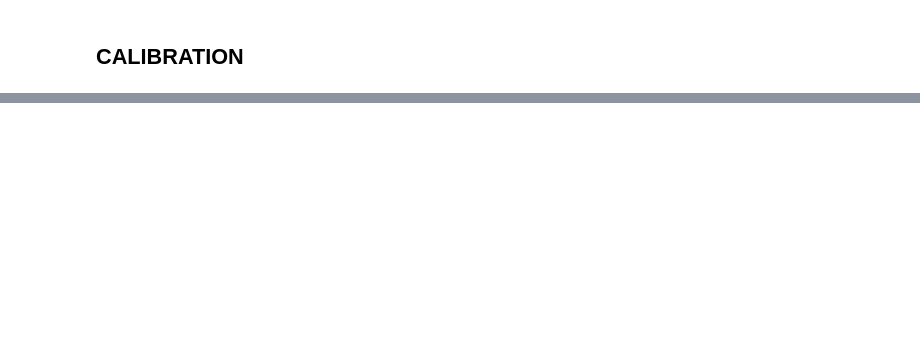
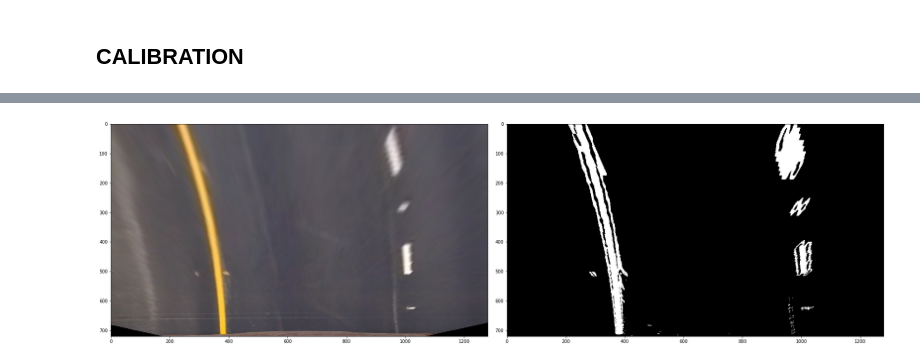
Before and after one commit to ancabilloni/SDC-P4-AdvanceLaneFiding, a Jupyter notebook: find_lanes.ipynb, the cells around one changed output, grey strips where cells are left out. Cells and saved outputs as stored; diff of their text form; code cells hidden in the pictures; blank space fills up the shorter version.

```diff
--- a/find_lanes.ipynb
+++ b/find_lanes.ipynb
@@ -101,0 +171,34 @@ plt.imshow(output)
+# %%
+#Sample Bird Eye View
+# src = np.float32([
+#     [556,479],
+#     [732,476],
+#     [147,683],
+#     [1046,683]])
+# dst = np.float32([
+#     [320,0],
+#     [960,0],
+#     [320,683],
+#     [960,683]
+# ])
+src = np.float32([
+    [585,460],
+    [203,720],
+    [1127,720],
+    [695,460]])
+dst = np.float32([
+    [320,0],
+    [320,720],
+    [960,720],
+    [960,0]])
+
+M = cv2.getPerspectiveTransform(src,dst)
+undist_warped = cv2.warpPerspective(undist,M,(1280,720))
+binary_warped = cv2.warpPerspective(binary_output,M,(1280,720))
+f, (ax1,ax2) = plt.subplots(1,2,figsize=(24,9))
+f.tight_layout()
+ax1.imshow(undist_warped)
+ax2.imshow(binary_warped,cmap='gray')
+plt.subplots_adjust(left=0.,right=1,top=0.9,bottom=0.)
+# %% [output]
+[figure, added]
```
Also changed, not shown: parts of 15 cells of this notebook, 2 other files.
